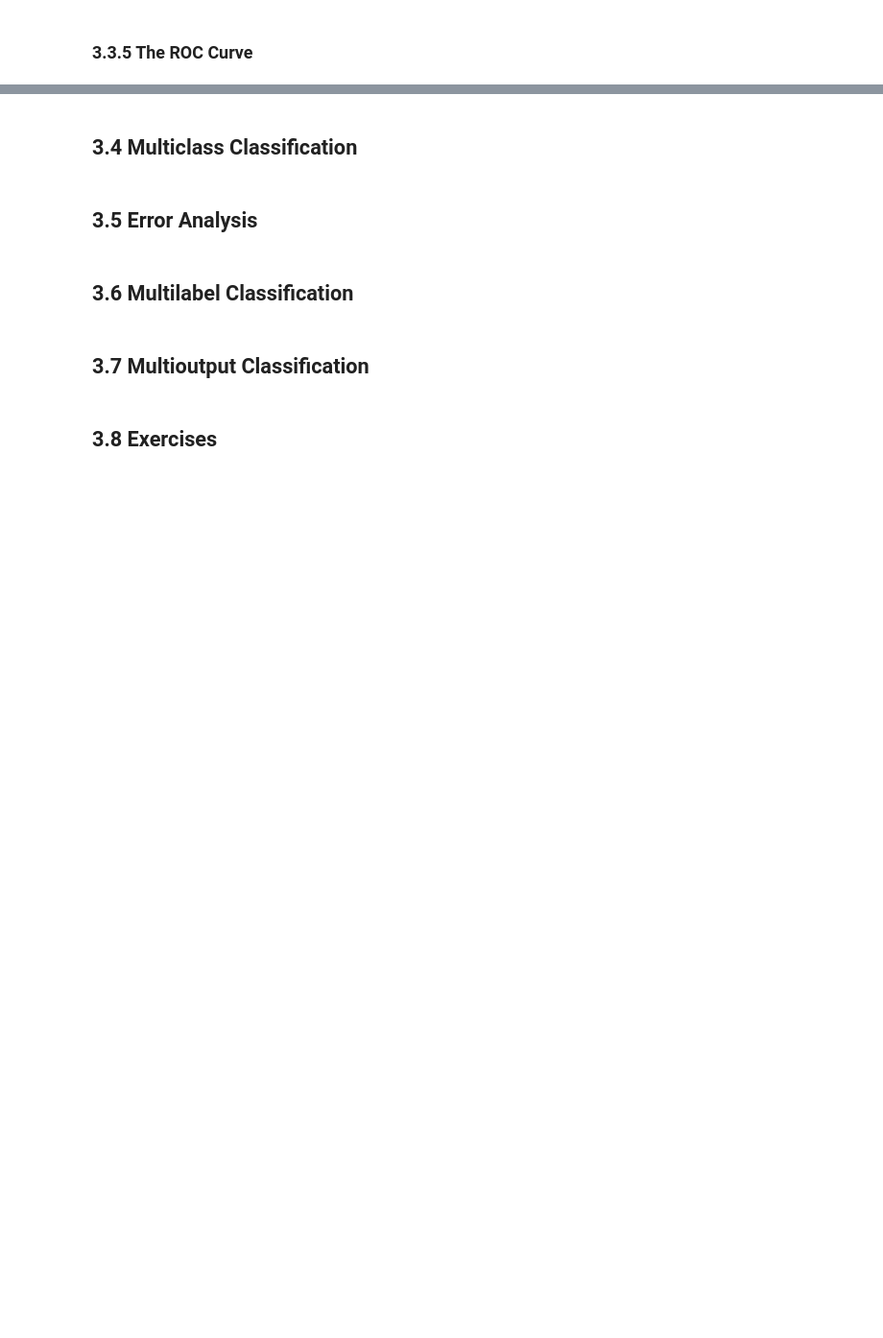
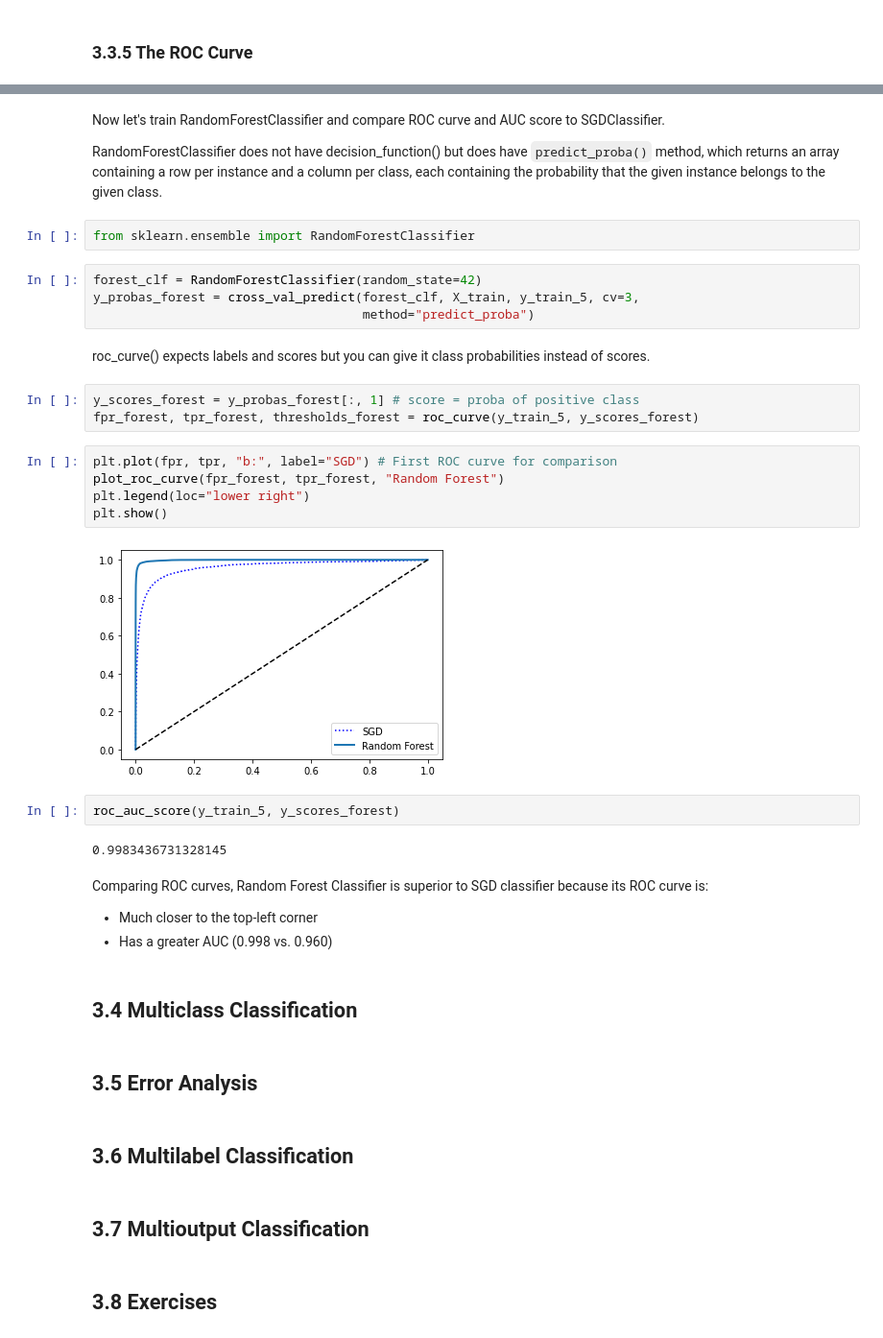
Before and after one commit to Brandon-Luong/Hands-On-Machine-Learning, a Jupyter notebook: 3-Classification.ipynb, the cells around one changed output, grey strips where cells are left out. Shown at 96% size. Saved outputs shown, nothing was run; the diff lists cells and outputs as text; blank space fills up the shorter version.

```diff
--- a/3-Classification.ipynb
+++ b/3-Classification.ipynb
@@ -219,3 +327,33 @@ f1_score(y_train_5, y_train_pred)
+# %% [markdown]
+Now let's train RandomForestClassifier and compare ROC curve and AUC score to SGDClassifier.
+
+RandomForestClassifier does not have decision_function() but does have `predict_proba()` method, which returns an array containing a row per instance and a column per class, each containing the probability that the given instance belongs to the given class.
+# %%
+from sklearn.ensemble import RandomForestClassifier
+# %%
+forest_clf = RandomForestClassifier(random_state=42)
+y_probas_forest = cross_val_predict(forest_clf, X_train, y_train_5, cv=3,
+                                    method="predict_proba")
+# %% [markdown]
+roc_curve() expects labels and scores but you can give it class probabilities instead of scores.
+# %%
+y_scores_forest = y_probas_forest[:, 1] # score = proba of positive class
+fpr_forest, tpr_forest, thresholds_forest = roc_curve(y_train_5, y_scores_forest)
+# %%
+plt.plot(fpr, tpr, "b:", label="SGD") # First ROC curve for comparison
+plot_roc_curve(fpr_forest, tpr_forest, "Random Forest")
+plt.legend(loc="lower right")
+plt.show()
+# %% [output]
+[figure, added]
+# %%
+roc_auc_score(y_train_5, y_scores_forest)
+# %% [output]
+0.9983436731328145
+# %% [markdown]
+Comparing ROC curves, Random Forest Classifier is superior to SGD classifier because its ROC curve is:
+- Much closer to the top-left corner
+- Has a greater AUC (0.998 vs. 0.960)
 # %% [markdown]
 ## 3.4 Multiclass Classification
 # %% [markdown]
```
Also changed, not shown: parts of 27 cells of this notebook.
